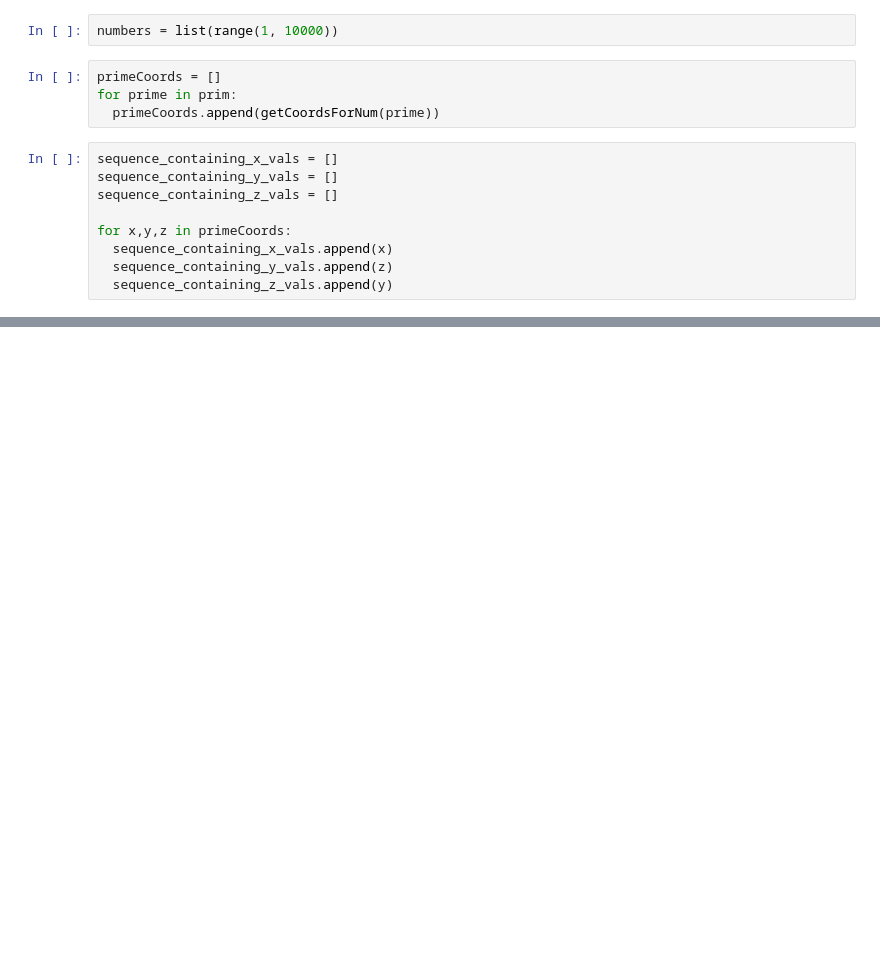
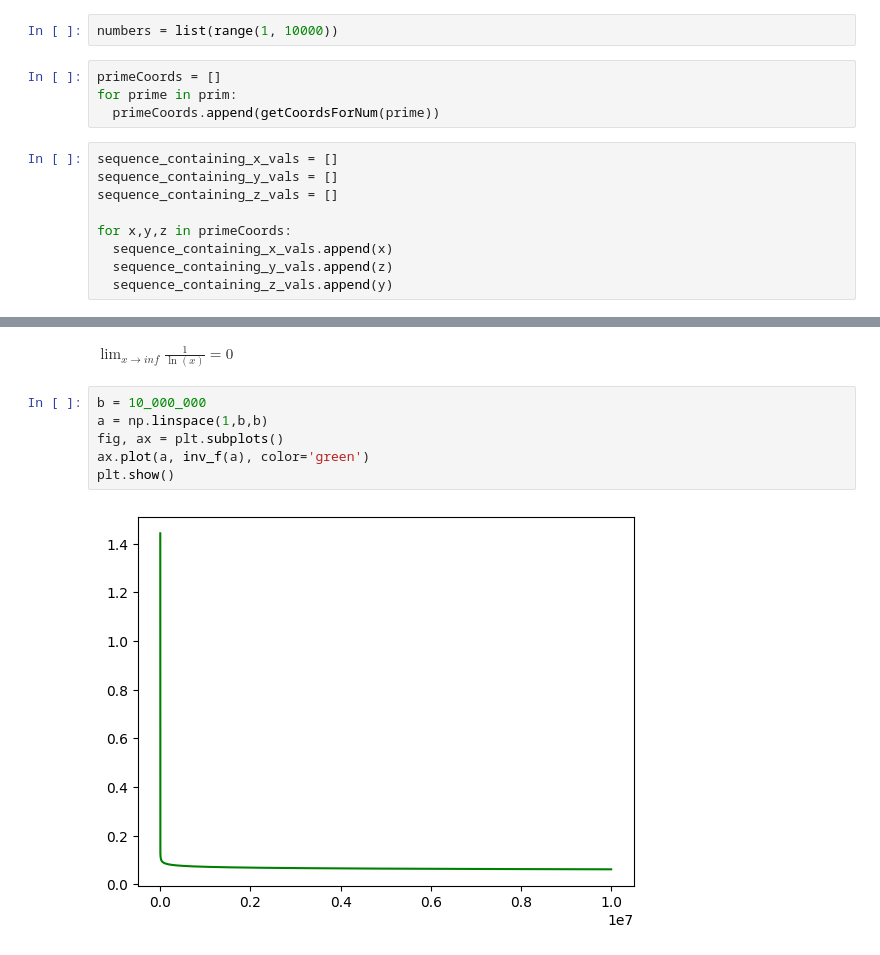
Before and after one commit to Jejis06/Primes, a Jupyter notebook: PrimeAnalysis.ipynb, the cells around one changed output, grey strips where cells are left out. Cells and saved outputs as stored; diff of their text form; blank space fills up the shorter version.

```diff
--- a/PrimeAnalysis.ipynb
+++ b/PrimeAnalysis.ipynb
@@ -59,0 +98,10 @@ plt.show()
+# %% [markdown]
+$\lim_{x \to inf} \frac{1}{\ln(x)}=0$
+# %%
+b = 10_000_000
+a = np.linspace(1,b,b)
+fig, ax = plt.subplots()
+ax.plot(a, inv_f(a), color='green')
+plt.show()
+# %% [output]
+[figure, added]
```
Also changed, not shown: parts of 13 cells of this notebook.
